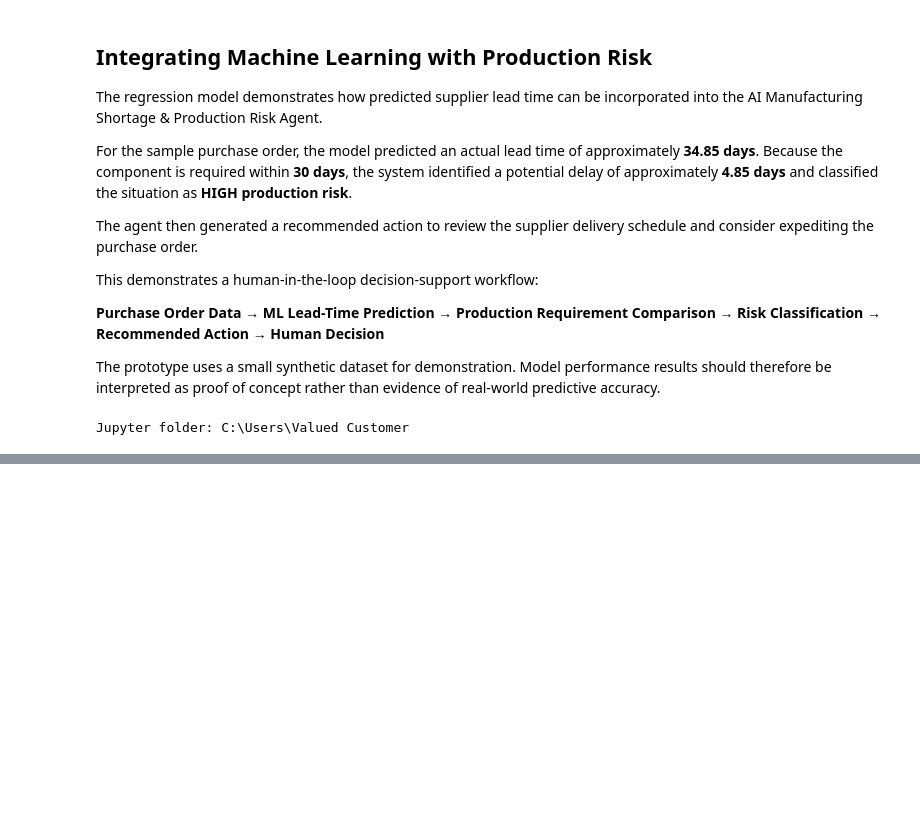
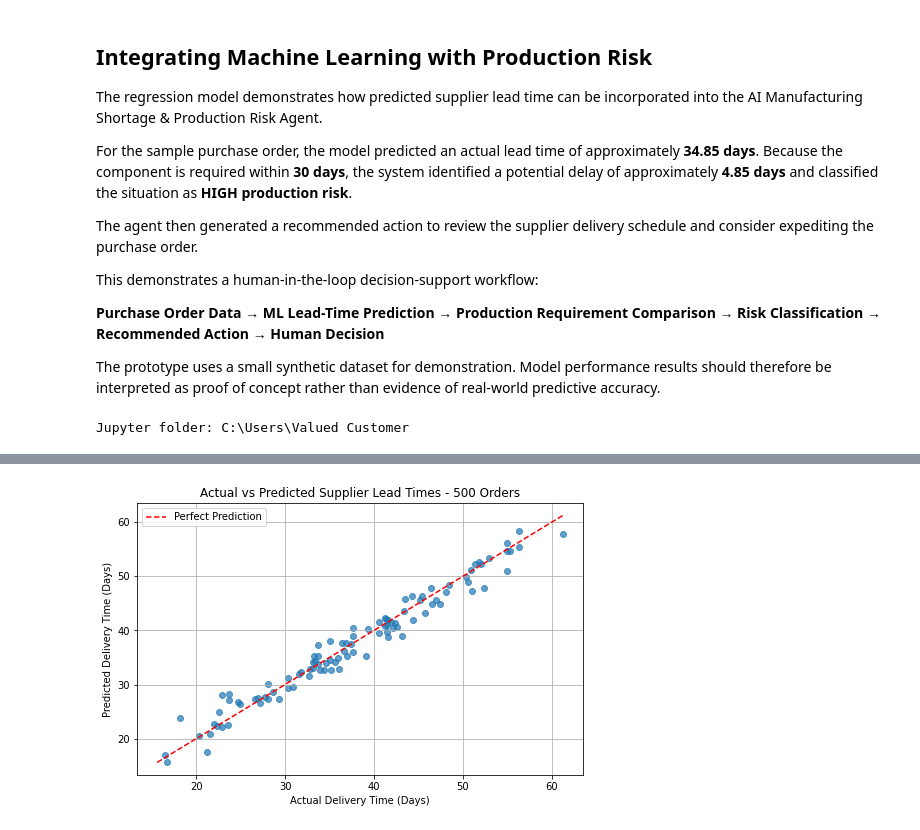
Before and after one commit to renaae/AI-Manufacturing-Shortage-Agent, a Jupyter notebook: AI_Manufacturing_Shortage_Agent.ipynb, the cells around one changed output, grey strips where cells are left out. Saved outputs shown, nothing was run; the diff lists cells and outputs as text; code cells hidden in the pictures; blank space fills up the shorter version.

Commit message:
Add 500-order ML model and production risk dashboard

```diff
--- a/AI_Manufacturing_Shortage_Agent.ipynb
+++ b/AI_Manufacturing_Shortage_Agent.ipynb
@@ -1070,0 +1142,12 @@ Jupyter folder: C:\Users\Valued Customer
+# %%
+
+# Step 12 - Add supplier reliability and weather delays
+
+# Supplier reliability scores between 70% and 100%
+data_500['Supplier_Reliability'] = np.random.randint(70, 101, 500)
+
+# Weather delays between 0 and 5 days
+data_500['Weather_Delay_Days'] = np.random.randint(0, 6, 500)
+
+# Display the first five purchase orders
+data_500.head()
@@ -1070,0 +1403,30 @@ Jupyter folder: C:\Users\Valued Customer
+# %%
+
+# Step 16 - Visualize model predictions
+
+import matplotlib.pyplot as plt
+
+plt.figure(figsize=(8, 5))
+
+# Plot actual vs predicted delivery times
+plt.scatter(y_test_500, y_pred_500, alpha=0.7)
+
+# Draw a reference line for perfect predictions
+min_days = min(y_test_500.min(), y_pred_500.min())
+max_days = max(y_test_500.max(), y_pred_500.max())
+
+plt.plot(
+    [min_days, max_days],
+    [min_days, max_days],
+    'r--',
+    label='Perfect Prediction'
+)
+
+plt.xlabel('Actual Delivery Time (Days)')
+plt.ylabel('Predicted Delivery Time (Days)')
+plt.title('Actual vs Predicted Supplier Lead Times - 500 Orders')
+plt.legend()
+plt.grid(True)
+plt.show()
+# %% [output]
+[figure, added]
```
Also changed, not shown: parts of 46 cells of this notebook, 1 other file.
